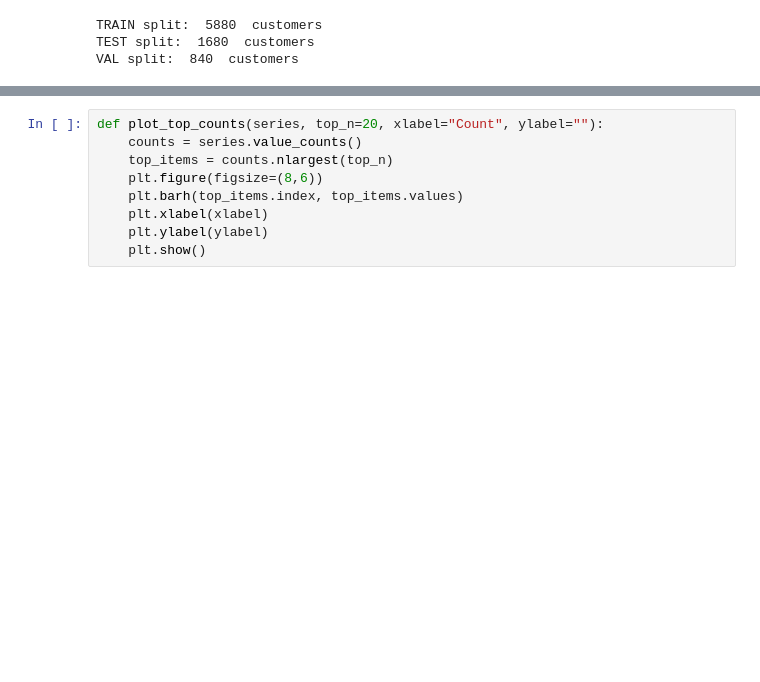
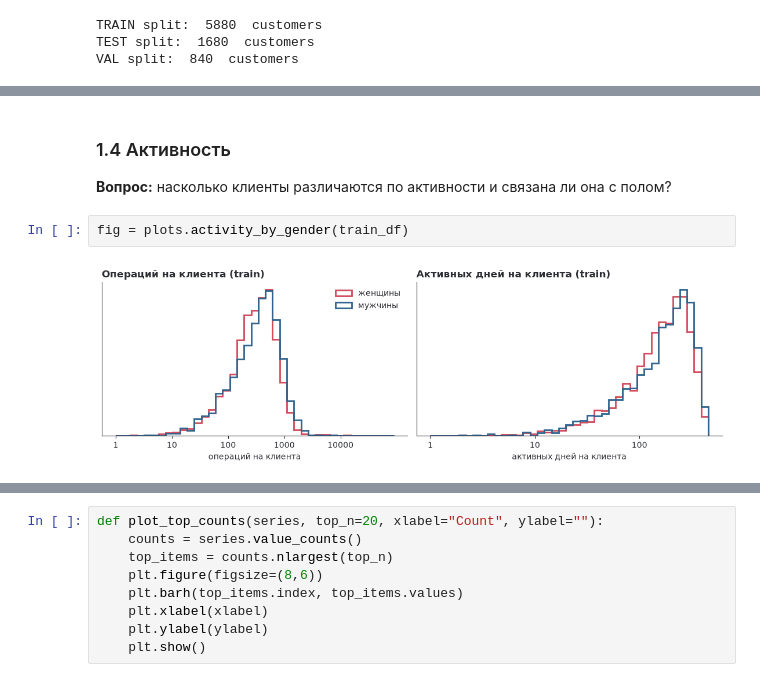
Before and after one commit to Eltralo/gender-prediction, a Jupyter notebook: notebooks/pred_gen_tr.ipynb, the cells around one changed output, grey strips where cells are left out. Saved outputs shown, nothing was run; the diff lists cells and outputs as text; blank space fills up the shorter version.

```diff
--- a/notebooks/pred_gen_tr.ipynb
+++ b/notebooks/pred_gen_tr.ipynb
@@ -71,0 +253,8 @@ VAL split:  840  customers
+# %% [markdown]
+### 1.4 Активность
+
+**Вопрос:** насколько клиенты различаются по активности и связана ли она с полом?
+# %%
+fig = plots.activity_by_gender(train_df)
+# %% [output]
+[figure, added]
```
Also changed, not shown: parts of 78 cells of this notebook, 7 other files.
